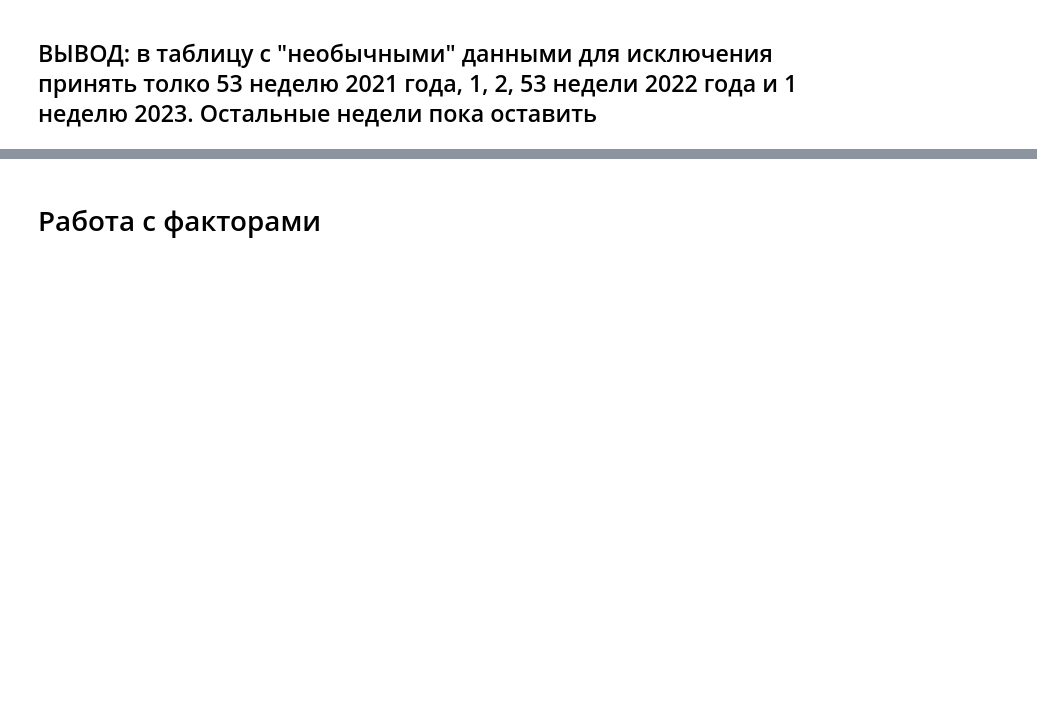
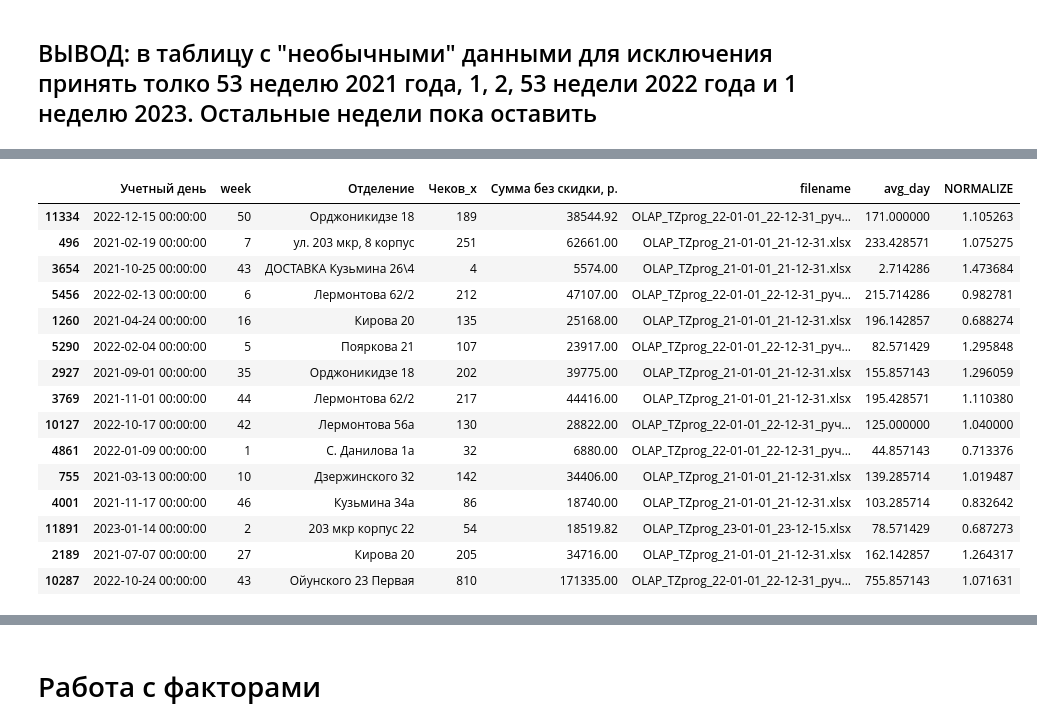
Before and after one commit to KeskilV/rb_daypp, a Jupyter notebook: ipynb/TZ_DPP.ipynb, the cells around one changed output, grey strips where cells are left out. Cells and saved outputs as stored; diff of their text form; code cells hidden in the pictures; blank space fills up the shorter version.

```diff
--- a/ipynb/TZ_DPP.ipynb
+++ b/ipynb/TZ_DPP.ipynb
@@ -209,3 +153,23 @@ normalize
+# %%
+# Получена таблица с коэффициентами поправки количества чеков (поле NORMALIZE)
+normalize[['Учетный день','week','Отделение','Чеков_x','Сумма без скидки, р.','filename','avg_day','NORMALIZE']].sample(15)
+# %% [output]
+|  | Учетный день | week | Отделение | Чеков_x | Сумма без скидки, р. | filename | avg_day | NORMALIZE |
+| 11334 | 2022-12-15 00:00:00 | 50 | Орджоникидзе 18 | 189 | 38544.92 | OLAP_TZprog_22-01-01_22-12-31_руч... | 171.000000 | 1.105263 |
+| 496 | 2021-02-19 00:00:00 | 7 | ул. 203 мкр, 8 корпус | 251 | 62661.00 | OLAP_TZprog_21-01-01_21-12-31.xlsx | 233.428571 | 1.075275 |
+| 3654 | 2021-10-25 00:00:00 | 43 | ДОСТАВКА Кузьмина 26\4 | 4 | 5574.00 | OLAP_TZprog_21-01-01_21-12-31.xlsx | 2.714286 | 1.473684 |
+| 5456 | 2022-02-13 00:00:00 | 6 | Лермонтова 62/2 | 212 | 47107.00 | OLAP_TZprog_22-01-01_22-12-31_руч... | 215.714286 | 0.982781 |
+| 1260 | 2021-04-24 00:00:00 | 16 | Кирова 20 | 135 | 25168.00 | OLAP_TZprog_21-01-01_21-12-31.xlsx | 196.142857 | 0.688274 |
+| 5290 | 2022-02-04 00:00:00 | 5 | Пояркова 21 | 107 | 23917.00 | OLAP_TZprog_22-01-01_22-12-31_руч... | 82.571429 | 1.295848 |
+| 2927 | 2021-09-01 00:00:00 | 35 | Орджоникидзе 18 | 202 | 39775.00 | OLAP_TZprog_21-01-01_21-12-31.xlsx | 155.857143 | 1.296059 |
+| 3769 | 2021-11-01 00:00:00 | 44 | Лермонтова 62/2 | 217 | 44416.00 | OLAP_TZprog_21-01-01_21-12-31.xlsx | 195.428571 | 1.110380 |
+| 10127 | 2022-10-17 00:00:00 | 42 | Лермонтова 56а | 130 | 28822.00 | OLAP_TZprog_22-01-01_22-12-31_руч... | 125.000000 | 1.040000 |
+| 4861 | 2022-01-09 00:00:00 | 1 | С. Данилова 1а | 32 | 6880.00 | OLAP_TZprog_22-01-01_22-12-31_руч... | 44.857143 | 0.713376 |
+| 755 | 2021-03-13 00:00:00 | 10 | Дзержинского 32 | 142 | 34406.00 | OLAP_TZprog_21-01-01_21-12-31.xlsx | 139.285714 | 1.019487 |
+| 4001 | 2021-11-17 00:00:00 | 46 | Кузьмина 34а | 86 | 18740.00 | OLAP_TZprog_21-01-01_21-12-31.xlsx | 103.285714 | 0.832642 |
+| 11891 | 2023-01-14 00:00:00 | 2 | 203 мкр корпус 22 | 54 | 18519.82 | OLAP_TZprog_23-01-01_23-12-15.xlsx | 78.571429 | 0.687273 |
+| 2189 | 2021-07-07 00:00:00 | 27 | Кирова 20 | 205 | 34716.00 | OLAP_TZprog_21-01-01_21-12-31.xlsx | 162.142857 | 1.264317 |
+| 10287 | 2022-10-24 00:00:00 | 43 | Ойунского 23 Первая | 810 | 171335.00 | OLAP_TZprog_22-01-01_22-12-31_руч... | 755.857143 | 1.071631 |
 # %% [markdown]
 ### Визуальная проверка нормализации по ТТ
 Визуально видно что в результате деления на среднее по неделе выделенеы из общей картины  колебания не связанные с сезоном, дальше для определения закономерностей по дням будем использовать нормализованный коэффицент равный отношению количество чеков на неделе к среднему по неделе.
```
Also changed, not shown: parts of 54 cells of this notebook, 2 other files.
